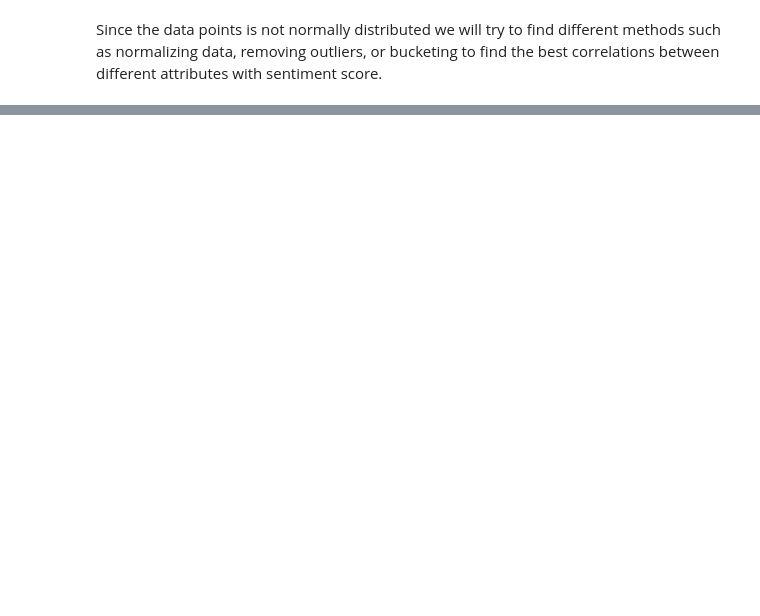
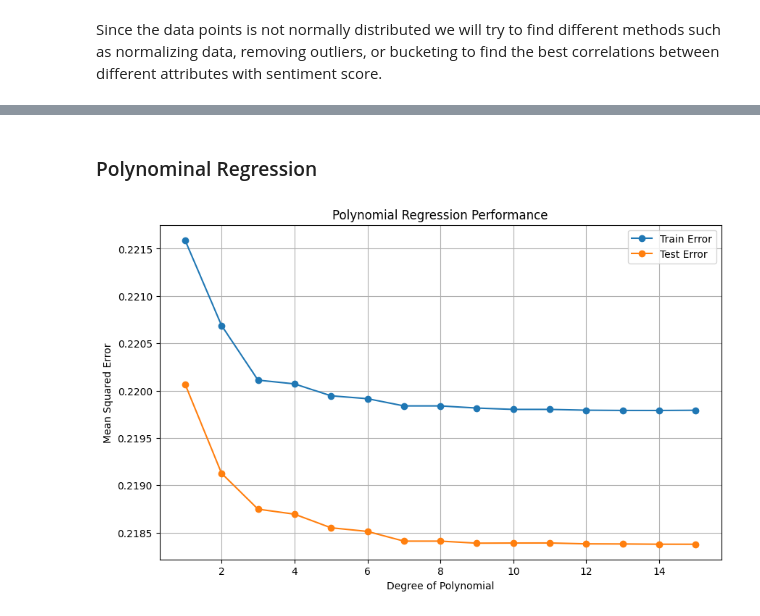
Before and after one commit to longbui23/Amazon-Analysis, a Jupyter notebook: MultivariateRegression.ipynb, the cells around one changed output, grey strips where cells are left out. Drawn from its saved outputs; the diff is of its cells as text; code cells hidden in the pictures; blank space fills up the shorter version.

```diff
--- a/MultivariateRegression.ipynb
+++ b/MultivariateRegression.ipynb
@@ -117,0 +85,10 @@ best_model.score(X,y)
+# %%
+# Define the independent variables (features) and the dependent variable
+X = sentiment_df[['Review Length', 'Review Votes', 'Price', 'Rating']]
+y = sentiment_df['sentimentScore']
+
+# Fit the multivariate regression model
+model = sm.OLS(y, X).fit()
+
+# Print out the summary table
+print(model.summary())
@@ -117,0 +113,58 @@ best_model.score(X,y)
+# %% [markdown]
+### Polynominal Regression
+# %%
+# Calculate the average values for 'Review Votes' and 'sentimentScore'
+avg_review_votes = sentiment_df['Review Votes'].mean()
+avg_sentiment_score = sentiment_df['sentimentScore'].mean()
+
+# Replace null values with the average values
+sentiment_df['Review Votes'].fillna(avg_review_votes, inplace=True)
+sentiment_df['sentimentScore'].fillna(avg_sentiment_score, inplace=True)
+# %%
+sentiment_df['Review_Length_log'] = sentiment_df['Review Length'].apply(lambda x: np.log(x) if x > 0 else 0)
+# %%
+# Split data into train and test sets
+X_train, X_test, y_train, y_test = train_test_split(sentiment_df['Review_Length_log'], sentiment_df['sentimentScore'], test_size=0.2, random_state=42)
+
+# Define a range of degrees
+degrees = np.arange(1, 16)
+
+# Initialize lists to store performance metrics
+train_errors = []
+test_errors = []
+
+# Loop through each degree
+for degree in degrees:
+    # Transform features to polynomial features
+    poly = PolynomialFeatures(degree)
+    X_train_poly = poly.fit_transform(X_train.values.reshape(-1, 1))
+    X_test_poly = poly.transform(X_test.values.reshape(-1, 1))
+
+    # Fit polynomial regression model
+    model = LinearRegression()
+    model.fit(X_train_poly, y_train)
+
+    # Predict on train and test sets
+    y_train_pred = model.predict(X_train_poly)
+    y_test_pred = model.predict(X_test_poly)
+
+    # Calculate mean squared error for train and test sets
+    train_error = mean_squared_error(y_train, y_train_pred)
+    test_error = mean_squared_error(y_test, y_test_pred)
+
+    # Append errors to lists
+    train_errors.append(train_error)
+    test_errors.append(test_error)
+
+# Plot performance metrics against degrees
+plt.figure(figsize=(10, 6))
+plt.plot(degrees, train_errors, label='Train Error', marker='o')
+plt.plot(degrees, test_errors, label='Test Error', marker='o')
+plt.xlabel('Degree of Polynomial')
+plt.ylabel('Mean Squared Error')
+plt.title('Polynomial Regression Performance')
+plt.legend()
+plt.grid(True)
+plt.show()
+# %% [output]
+[figure, added]
```
Also changed, not shown: parts of 16 cells of this notebook.
